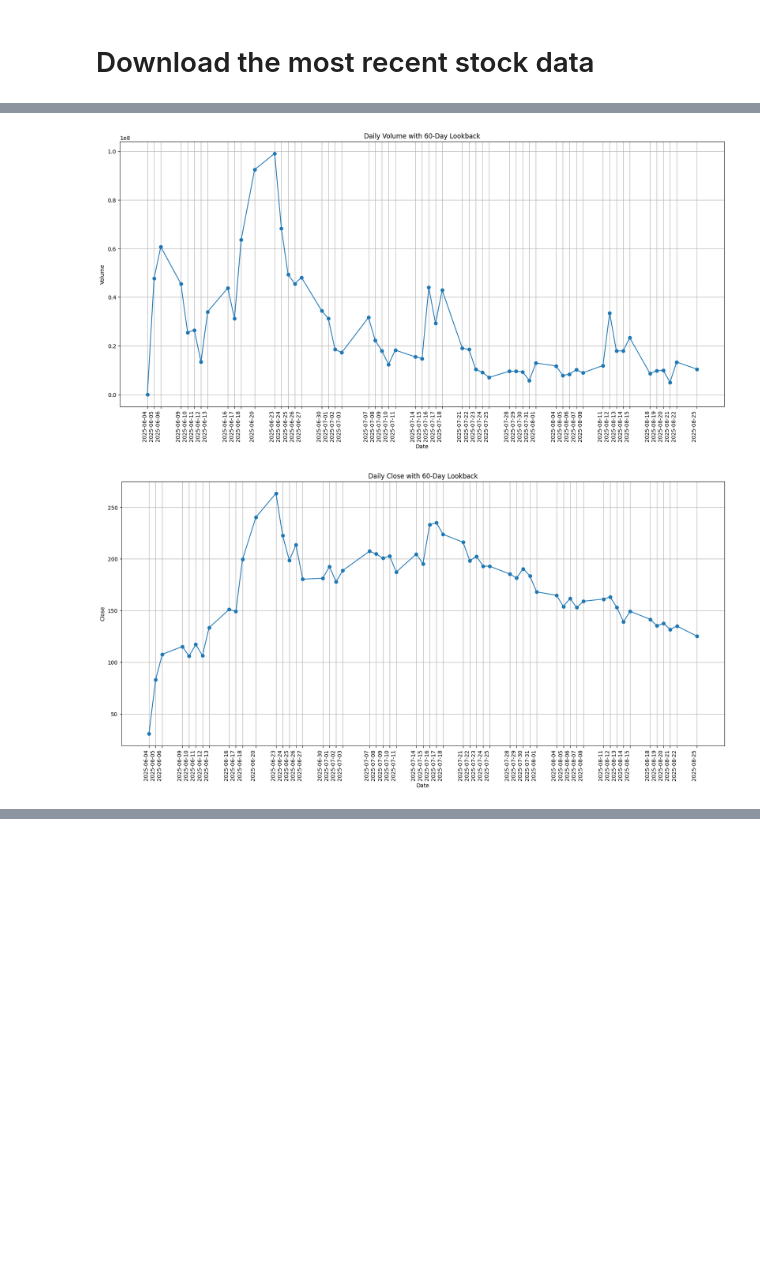
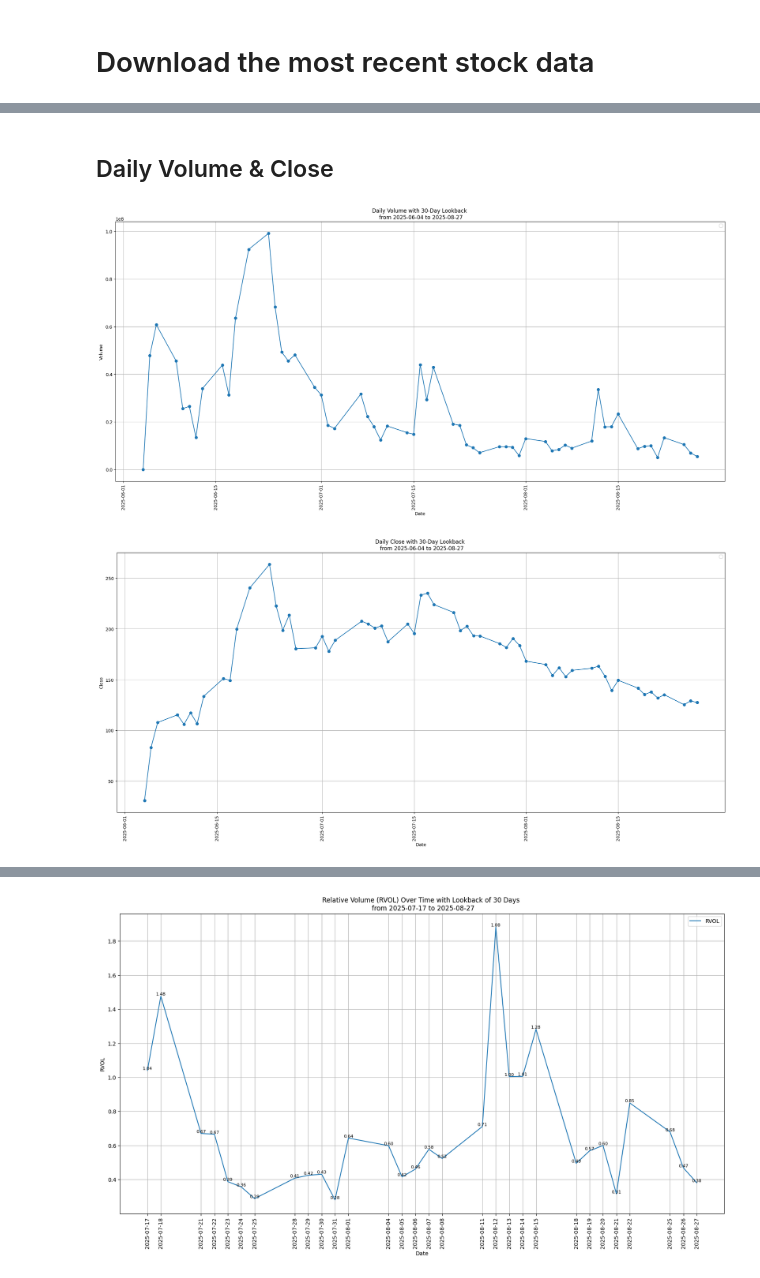
Before and after one commit to LINGUOREN369/ATR-Sigma_RVOL_Strategy, a Jupyter notebook: visualization.ipynb, the cells around one changed output, grey strips where cells are left out. Saved outputs shown, nothing was run; the diff lists cells and outputs as text; code cells hidden in the pictures; blank space fills up the shorter version.

```diff
--- a/visualization.ipynb
+++ b/visualization.ipynb
@@ -165 +220,11 @@ Name: Average volume, dtype: float64
+# %% [markdown]
+## Daily Volume & Close
+# %%
+def daily_data_handler(daily_raw_df, daterange = daily_date_range):
+    df_daily = daily_raw_df.copy()
+    df_daily.columns = ["date", "open", "high", "low", "close", "volume"]
+    df_daily["date"] = pd.to_datetime(df_daily["date"]).dt.tz_localize("America/New_York")
+    df_daily = df_daily.set_index("date")
+
+    return df_daily.tail(daterange)
 # %%
@@ -190,9 +250,37 @@ def daily_data_feature(df_daily, feature, lookback=20):
 
     return df_feature
+# %%
+def rvol_daily_plot(volume: pd.Series, lookback: int = look_back_days_daily, plot: bool = True) -> pd.DataFrame:
+    """Compute RVOL from a Series of volume indexed by date."""
+    ## use ema
+    volume["avgvol"] = volume["volume"].ewm(span=lookback, adjust=False).mean()
+    volume["rvol"] = volume["volume"] / volume["avgvol"]
+    volume = volume.tail(lookback)
+
+    if plot:
+        plt.figure(figsize=(20, 10))
+        plt.plot(volume.index, volume["rvol"], label="RVOL")
+        for x, y in zip(volume.index, volume["rvol"]):
+            plt.text(
+                x, y,
+                f"{y:.2f}",  # format to 2 decimals
+                ha="center", va="bottom", fontsize=8
+            )
+        plt.title("Relative Volume (RVOL) Over Time with Lookback of " + str(lookback) + " Days \n from " + str(volume.index.min().date()) + " to " + str(volume.index.max().date()))
+        plt.xticks(volume.index, rotation=90)
+        plt.xlabel("Date")
+        plt.ylabel("RVOL")
+        plt.legend()
+        plt.grid(True)
+        plt.show()
+
+    return volume
 # %%
-df_3 = pd.read_csv("data/CRCL_daily_2025-07-28_to_2025-08-25.csv")
-daily_data_feature(df_3, "volume", lookback=60)
-daily_data_feature(df_3, "close", lookback=60)
+daily_raw_df = pd.read_csv(f"data/{stock_ticker}_daily_{starting_date.strftime('%Y-%m-%d')}_to_{ending_date.strftime('%Y-%m-%d')}.csv")
+daily_df = daily_data_handler(daily_raw_df)
+daily_volume_df = daily_data_feature(daily_df, "volume")
+daily_close_df = daily_data_feature(daily_df, "close")
+daily_rvol_df = rvol_daily_plot(daily_volume_df)
 # %% [output]
-[figure, old version]
+[figure, new version]
-[figure, old version]
+[figure, new version]
@@ -215,0 +287 @@ Name: close, dtype: float64
+[figure, added]
```
Also changed, not shown: parts of 24 cells of this notebook, 13 other files.
